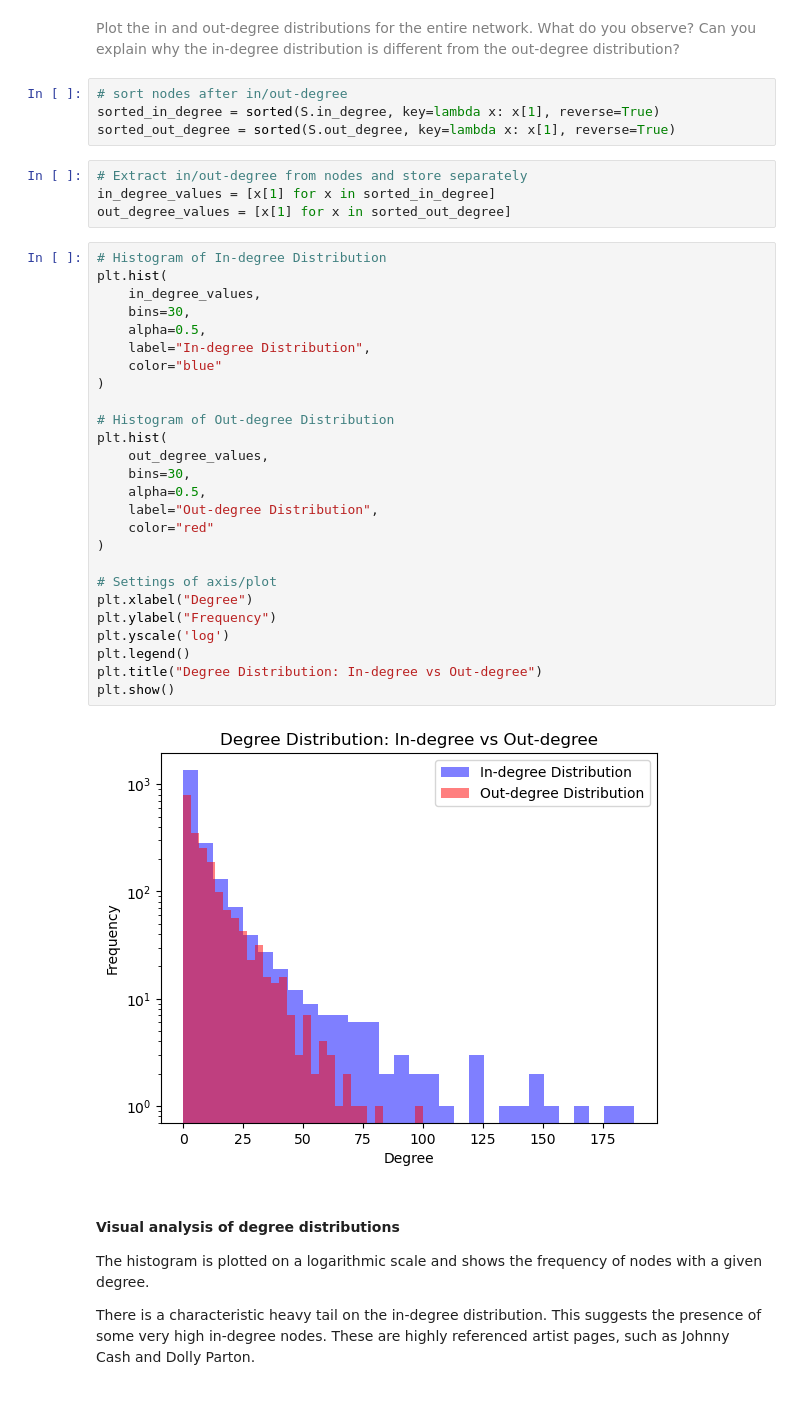
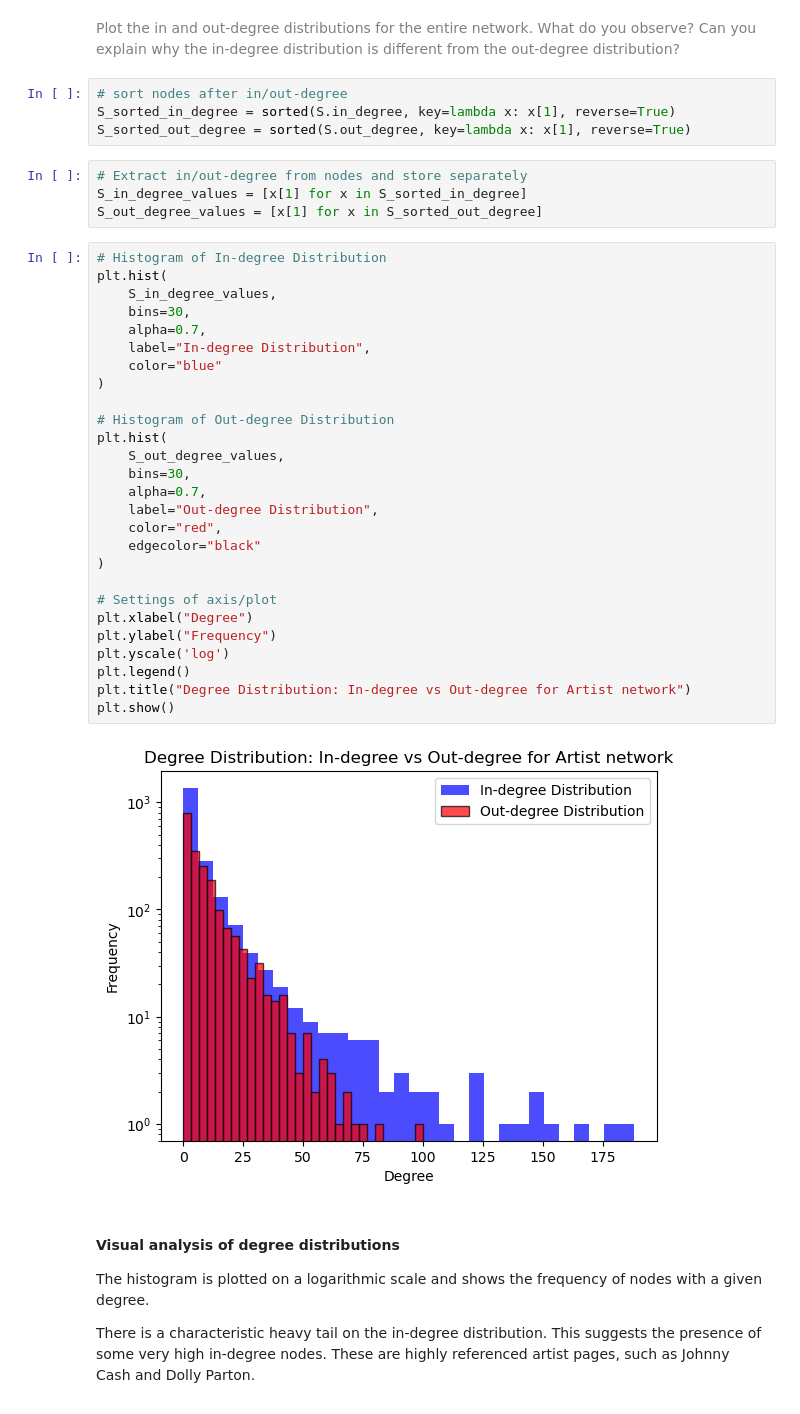
Before and after one commit to AleksandarLukic96/02805_Social_Graphs_and_Interactions, a Jupyter notebook: Exercise_solutions/Assignment_1.ipynb, the cells around one changed output. Cells and saved outputs as stored; diff of their text form.

```diff
--- a/Exercise_solutions/Assignment_1.ipynb
+++ b/Exercise_solutions/Assignment_1.ipynb
@@ -658,40 +658,41 @@ no_edges
 <font color='gray'> Plot the in and out-degree distributions for the entire network. What do you observe? Can you explain why the in-degree distribution is different from the out-degree distribution?</font>
 # %%
 # sort nodes after in/out-degree
-sorted_in_degree = sorted(S.in_degree, key=lambda x: x[1], reverse=True)
-sorted_out_degree = sorted(S.out_degree, key=lambda x: x[1], reverse=True)
+S_sorted_in_degree = sorted(S.in_degree, key=lambda x: x[1], reverse=True)
+S_sorted_out_degree = sorted(S.out_degree, key=lambda x: x[1], reverse=True)
 # %%
 # Extract in/out-degree from nodes and store separately
-in_degree_values = [x[1] for x in sorted_in_degree]
-out_degree_values = [x[1] for x in sorted_out_degree]
+S_in_degree_values = [x[1] for x in S_sorted_in_degree]
+S_out_degree_values = [x[1] for x in S_sorted_out_degree]
 # %%
 # Histogram of In-degree Distribution
 plt.hist(
-    in_degree_values,
+    S_in_degree_values,
     bins=30,
-    alpha=0.5,
+    alpha=0.7,
     label="In-degree Distribution",
     color="blue"
 )
 
 # Histogram of Out-degree Distribution
 plt.hist(
-    out_degree_values,
+    S_out_degree_values,
     bins=30,
-    alpha=0.5,
+    alpha=0.7,
     label="Out-degree Distribution",
-    color="red"
+    color="red",
+    edgecolor="black"
 )
 
 # Settings of axis/plot
 plt.xlabel("Degree")
 plt.ylabel("Frequency")
 plt.yscale('log')
 plt.legend()
-plt.title("Degree Distribution: In-degree vs Out-degree")
+plt.title("Degree Distribution: In-degree vs Out-degree for Artist network")
 plt.show()
 # %% [output]
-[figure, old version]
+[figure, new version]
 # %% [markdown]
 #### Visual analysis of degree distributions
 The histogram is plotted on a logarithmic scale and shows the frequency of nodes with a given degree.
```
Also changed, not shown: parts of 18 cells of this notebook, 1 other file.
